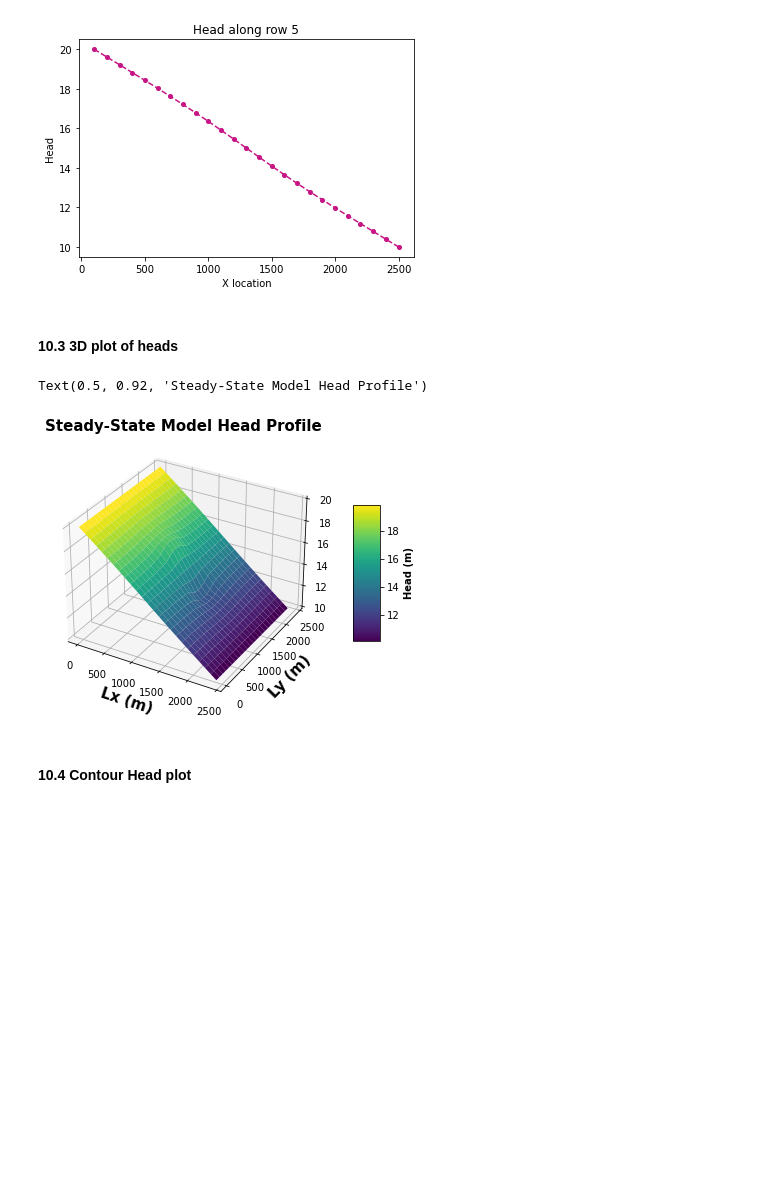
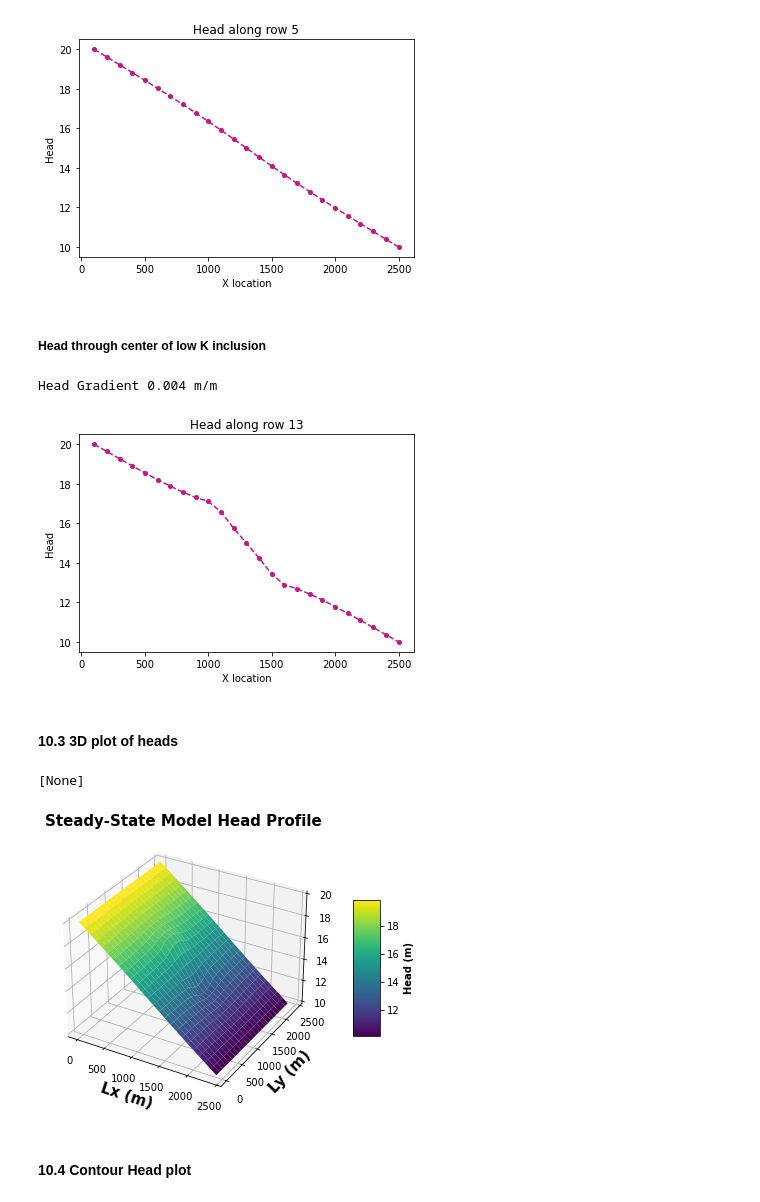
Before and after one commit to GW-modelling-Spring2022/homework-Whrligig, a Jupyter notebook: Working/HW3/starter code/BoxModel_flopy.ipynb, the cells around one changed output. Cells and saved outputs as stored; diff of their text form; code cells hidden in the pictures; blank space fills up the shorter version.

```diff
--- a/Working/HW3/starter code/BoxModel_flopy.ipynb
+++ b/Working/HW3/starter code/BoxModel_flopy.ipynb
@@ -349,6 +374,27 @@ print("Head Gradient", hgrad, "m/m")
 # %% [output]
 Head Gradient 0.004 m/m
 [figure]
+# %% [markdown]
+##### Head through center of low K inclusion
+# %%
+head_fig2 = plt.figure()
+x=np.arange(100,2600,100)
+y=head[0,13,:]
+plt.plot(x,y,marker='o', color='mediumvioletred', markersize=4, linestyle='--')
+plt.xlabel('X location')
+plt.ylabel('Head')
+plt.title("Head along row 13")
+#plt.axvline(x=1200)
+
+#Save figure
+# plt.savefig('Head_Transect.png') #save figure as a png
+
+hgrad2=(head[0,13,0]-head[0,13,-1])/Lx
+head_fig2.set(facecolor="white")
+print("Head Gradient", hgrad, "m/m")
+# %% [output]
+Head Gradient 0.004 m/m
+[figure, added]
 # %% [markdown]
 #### 10.3 3D plot of heads
 # %%
@@ -368,10 +414,12 @@ fig_3d.colorbar(surf,shrink=0.5,aspect=5).set_label('Head (m)',fontsize=10,fontw
 ax.set_xlabel('Lx (m)', fontsize=15, fontweight='bold')
 ax.set_ylabel('Ly (m)', fontsize=15, fontweight='bold')
 ax.set_title('Steady-State Model Head Profile', fontsize=15, fontweight='bold')
+fig_3d.set(facecolor="white")
+
 # plt.savefig('BoxModel_Surface1.png')
 #plt.show(surf)
 # %% [output]
-Text(0.5, 0.92, 'Steady-State Model Head Profile')
+[None]
 [figure]
 # %% [markdown]
 ####  10.4 Contour Head plot
```
Also changed, not shown: parts of 13 cells of this notebook, 22 other files.
